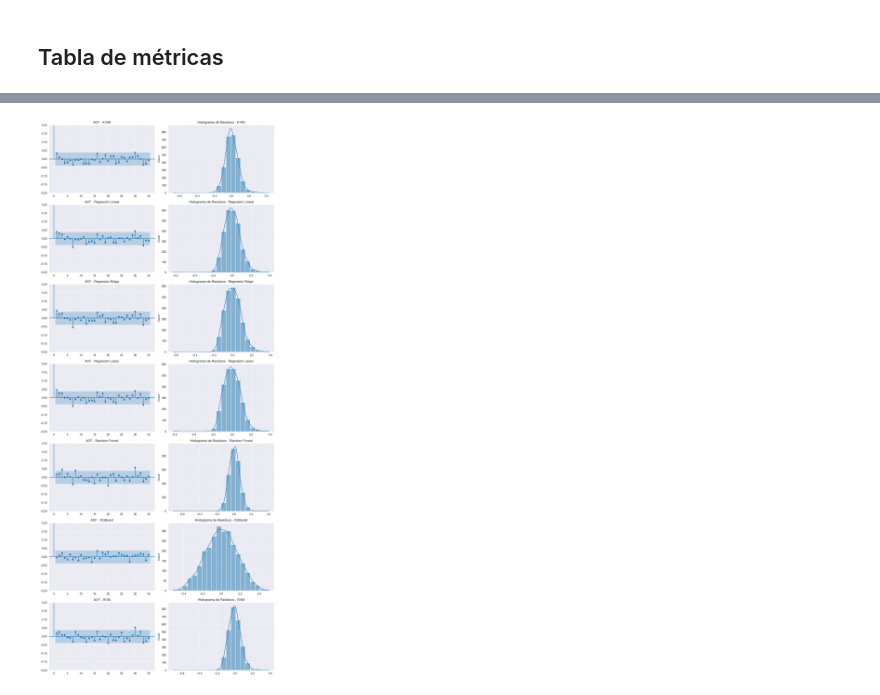
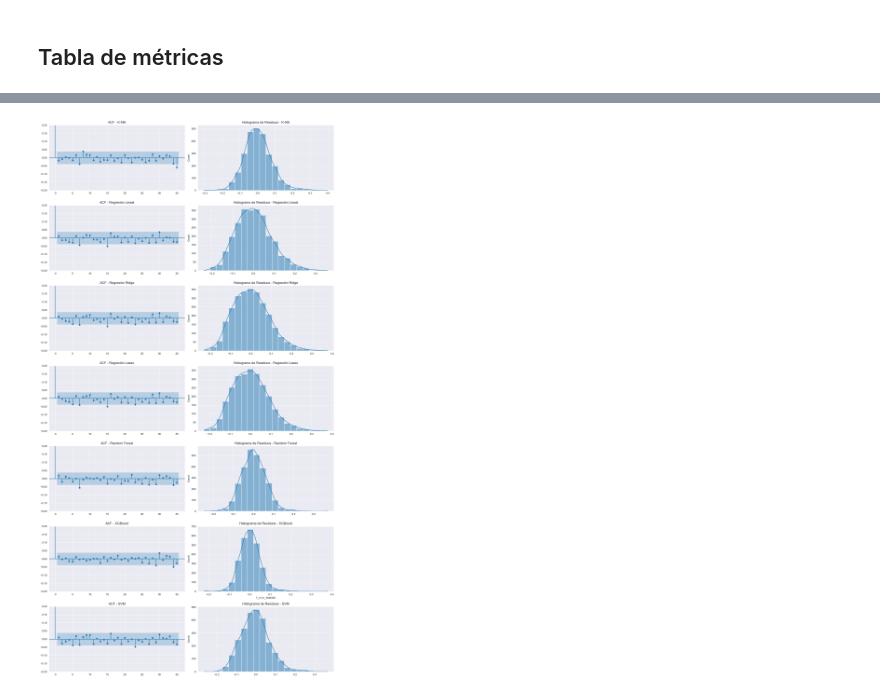
Before and after one commit to eliasibpajaro/JBookProjectML2025, a Jupyter notebook: _sources/Models.ipynb, the cells around one changed output, grey strips where cells are left out. Saved outputs shown, nothing was run; the diff lists cells and outputs as text; code cells hidden in the pictures.

```diff
--- a/_sources/Models.ipynb
+++ b/_sources/Models.ipynb
@@ -633,6 +539,6 @@ X_XGB['Style-of-Faulting (S; R; N; U)'] = df_copy['Style-of-Faulting (S; R; N; U
 X_XGB[categorical_columns] = X[categorical_columns].astype('category')
 # %%
-Y_XGB=X_XGB[["T_0.01_RotD50"]].copy()
+Y_XGB=X_XGB["T_0.01_RotD50"].copy()
 X_XGB.drop(["T_0.01_RotD50"],axis=1, inplace=True )
 # %%
 XGBRegressor(tree_method='gpu_hist', gpu_id=1)
@@ -649,12 +555,14 @@ XGBRegressor(base_score=None, booster=None, callbacks=None,
              multi_strategy=None, n_estimators=None, n_jobs=None,
              num_parallel_tree=None, ...)
 # %%
-X_trainXGB, X_testXGB, y_trainXGB, y_testXGB = train_test_split(X_XGB, Y_XGB, test_size=0.3, random_state=42)
+X_trainXGB, X_testXGB, y_trainXGB, y_testXGB = train_test_split(X_XGB, Y_XGB, test_size=0.3, random_state=0)
 
 # Modelo con GPU
 modelXGB = XGBRegressor(tree_method="gpu_hist", gpu_id=1, enable_categorical=True, n_estimators=1000, max_depth=6, gamma=0,
-                        reg_lambda = 10, reg_alpha= 0.1)
+                        reg_lambda = 0.01, reg_alpha= 1)
 modelXGB.fit(X_trainXGB, y_trainXGB)
 
 # Predicciones
 y_predXGB = modelXGB.predict(X_testXGB)
+y_predTODOSXGB= modelXGB.predict(X_XGB)
+yTodosXGBArray = np.array(Y_XGB)
@@ -781,7 +730,7 @@ svr_poly.fit(X_train,y_train)
 # %% [output]
 SVR(kernel='poly')
 # %%
-svr_rbf = SVR(kernel='rbf', C=10, epsilon=0.1)
+svr_rbf = SVR(kernel='rbf', C=10, epsilon=0.1,shrinking = True)
 svr_rbf.fit(X_train,y_train)
 # %% [output]
 SVR(C=10)
@@ -829,30 +779,30 @@ from statsmodels.stats.diagnostic import acorr_ljungbox
 epsilon = 1e-6  # Pequeño valor para evitar divisiones por cero
 #MAPE
 mape_knn = mean_absolute_percentage_error(np.maximum(y_test, epsilon), y_pred_knn) * 100
-mape_regl = mean_absolute_percentage_error(np.maximum(y_test, epsilon), y_pred_reglineal) * 100
-mape_ridge = mean_absolute_percentage_error(np.maximum(y_test, epsilon), y_pred_Ridge) * 100
-mape_lasso = mean_absolute_percentage_error(np.maximum(y_test, epsilon), y_pred_Lasso) * 100
+mape_regl = mean_absolute_percentage_error(np.maximum(y_testRidge, epsilon), y_pred_reglineal) * 100
+mape_ridge = mean_absolute_percentage_error(np.maximum(y_testRidge, epsilon), y_pred_Ridge) * 100
+mape_lasso = mean_absolute_percentage_error(np.maximum(y_testRidge, epsilon), y_pred_Lasso) * 100
 mape_rand = mean_absolute_percentage_error(np.maximum(y_test, epsilon), y_predRAND) * 100
-mape_xgb = mean_absolute_percentage_error(np.maximum(y_test, epsilon), y_predXGB) * 100
+mape_xgb = mean_absolute_percentage_error(np.maximum(y_testXGB, epsilon), y_predXGB) * 100
 mape_svm = mean_absolute_percentage_error(np.maximum(y_test, epsilon), y_pred_svm) * 100
 
 
 #RMSE
 rmse_knn = np.sqrt(mean_squared_error(y_test, y_pred_knn))  # RMSE
-rmse_regl = np.sqrt(mean_squared_error(y_test, y_pred_reglineal))
-rmse_ridge = np.sqrt(mean_squared_error(y_test, y_pred_Ridge))
-rmse_lasso = np.sqrt(mean_squared_error(y_test, y_pred_Lasso))
+rmse_regl = np.sqrt(mean_squared_error(y_testRidge, y_pred_reglineal))
+rmse_ridge = np.sqrt(mean_squared_error(y_testRidge, y_pred_Ridge))
+rmse_lasso = np.sqrt(mean_squared_error(y_testRidge, y_pred_Lasso))
 rmse_rand = np.sqrt(mean_squared_error(y_test, y_predRAND))
-rmse_xgb = np.sqrt(mean_squared_error(y_test, y_predXGB))
+rmse_xgb = np.sqrt(mean_squared_error(y_testXGB, y_predXGB))
 rmse_svm = np.sqrt(mean_squared_error(y_test, y_pred_svm))
 
 
 #R2
 
 r2_knn = r2_score(y_test, y_pred_knn)  # R²
-r2_regl = r2_score(y_test, y_pred_reglineal)  # R²
-r2_ridge = r2_score(y_test, y_pred_Ridge)  # R²
-r2_lasso = r2_score(y_test, y_pred_Lasso)  # R²
+r2_regl = r2_score(y_testRidge, y_pred_reglineal)  # R²
+r2_ridge = r2_score(y_testRidge, y_pred_Ridge)  # R²
+r2_lasso = r2_score(y_testRidge, y_pred_Lasso)  # R²
 r2_rand = r2_score(y_test, y_predRAND)  # R²
 r2_xgb = r2_score(y_testXGB, y_predXGB)
 r2_svm = r2_score(y_test, y_pred_svm)  # R²
@@ -860,15 +810,15 @@ r2_svm = r2_score(y_test, y_pred_svm)  # R²
 # Calcular Ljung-Box (test de autocorrelación de residuos)
 residuos_knn = y_test - y_pred_knn
 ljung_box_knn = acorr_ljungbox(residuos_knn, lags=1, return_df=True)['lb_pvalue'].iloc[0]  # p-value
-residuos_regl = y_test - y_pred_reglineal
+residuos_regl = y_testRidge - y_pred_reglineal
 ljung_box_regl = acorr_ljungbox(residuos_regl, lags=1, return_df=True)['lb_pvalue'].iloc[0]  # p-value
-residuos_ridge = y_test - y_pred_Ridge
+residuos_ridge = y_testRidge - y_pred_Ridge
 ljung_box_ridge = acorr_ljungbox(residuos_ridge, lags=1, return_df=True)['lb_pvalue'].iloc[0]  # p-value
-residuos_lasso = y_test - y_pred_Lasso
+residuos_lasso = y_testRidge - y_pred_Lasso
 ljung_box_lasso = acorr_ljungbox(residuos_lasso, lags=1, return_df=True)['lb_pvalue'].iloc[0]  # p-value
-residuos_rand = y_test - y_predRAND
+residuos_rand = y_testRAND - y_predRAND
 ljung_box_rand = acorr_ljungbox(residuos_rand, lags=1, return_df=True)['lb_pvalue'].iloc[0]  # p-value
-residuos_xgb = y_test - y_predXGB
+residuos_xgb = y_testXGB - y_predXGB
 ljung_box_xgb = acorr_ljungbox(residuos_xgb, lags=1, return_df=True)['lb_pvalue'].iloc[0]  # p-value
 residuos_svm = y_test - y_pred_svm
 ljung_box_svm = acorr_ljungbox(residuos_svm, lags=1, return_df=True)['lb_pvalue'].iloc[0]  # p-value
@@ -912,30 +866,30 @@ tabla_resultados
 # %%
 import matplotlib.pyplot as plt
 import seaborn as sns
 from statsmodels.graphics.tsaplots import plot_acf
 
 modelos = {
     "K-NN": residuos_knn,
     "Regresión Lineal": residuos_regl,
     "Regresión Ridge": residuos_ridge,
     "Regresión Lasso": residuos_lasso,
     "Random Forest": residuos_rand,
     "XGBoost": residuos_xgb,
     "SVM": residuos_svm
 }
 
-fig, axes = plt.subplots(len(modelos), 2, figsize=(12, 4 * len(modelos)))
+fig, axes = plt.subplots(len(modelos), 2, figsize=(15, 4 * len(modelos)))
 
 for i, (nombre, residuos) in enumerate(modelos.items()):
     # ACF de los residuos
     plot_acf(residuos, ax=axes[i, 0], title=f"ACF - {nombre}")
     axes[i,0].set_ylim(-0.2, 0.2)  # Límite en el eje y
     # Histograma de los residuos
     sns.histplot(residuos, bins=20, kde=True, ax=axes[i, 1])
     axes[i, 1].set_title(f"Histograma de Residuos - {nombre}")
 
 
 plt.tight_layout()
 plt.show()
 # %% [output]
-[figure, old version]
+[figure, new version]
```
Also changed, not shown: parts of 87 cells of this notebook, 49 other files.
